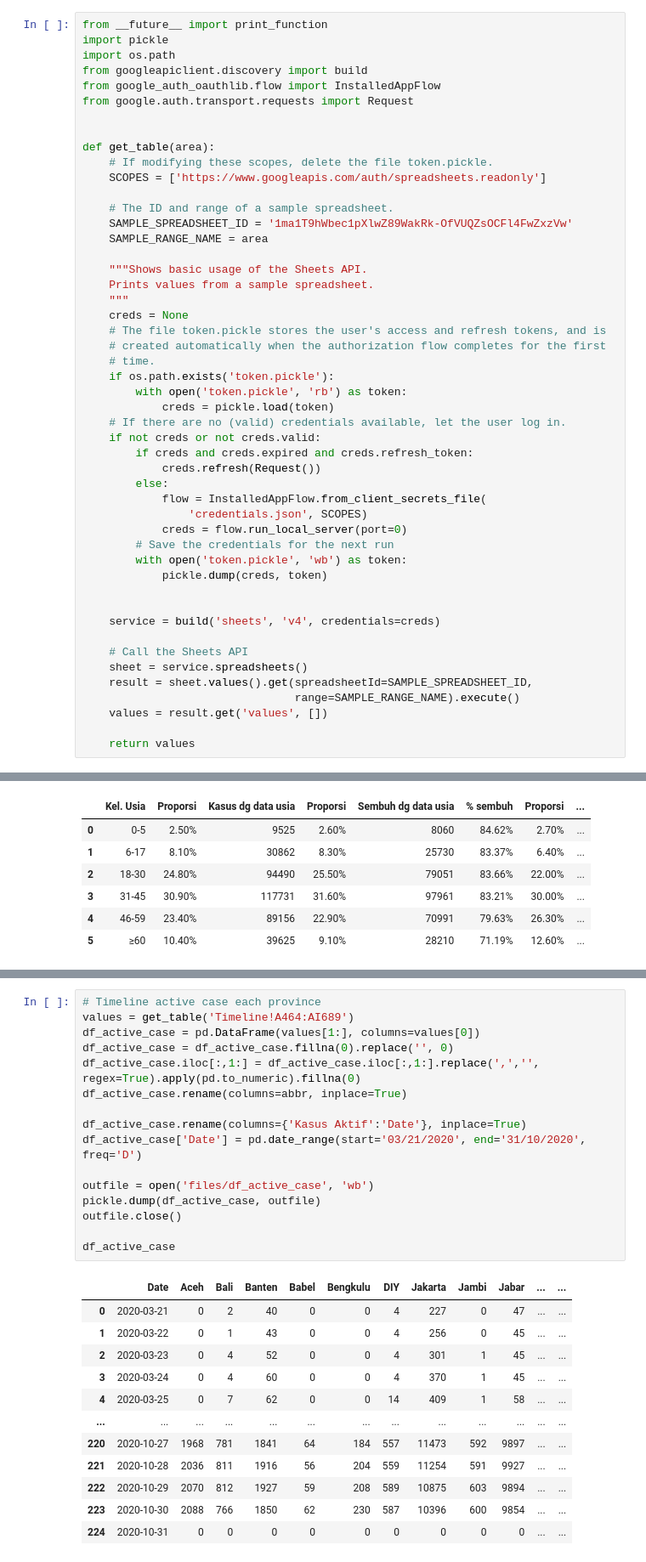
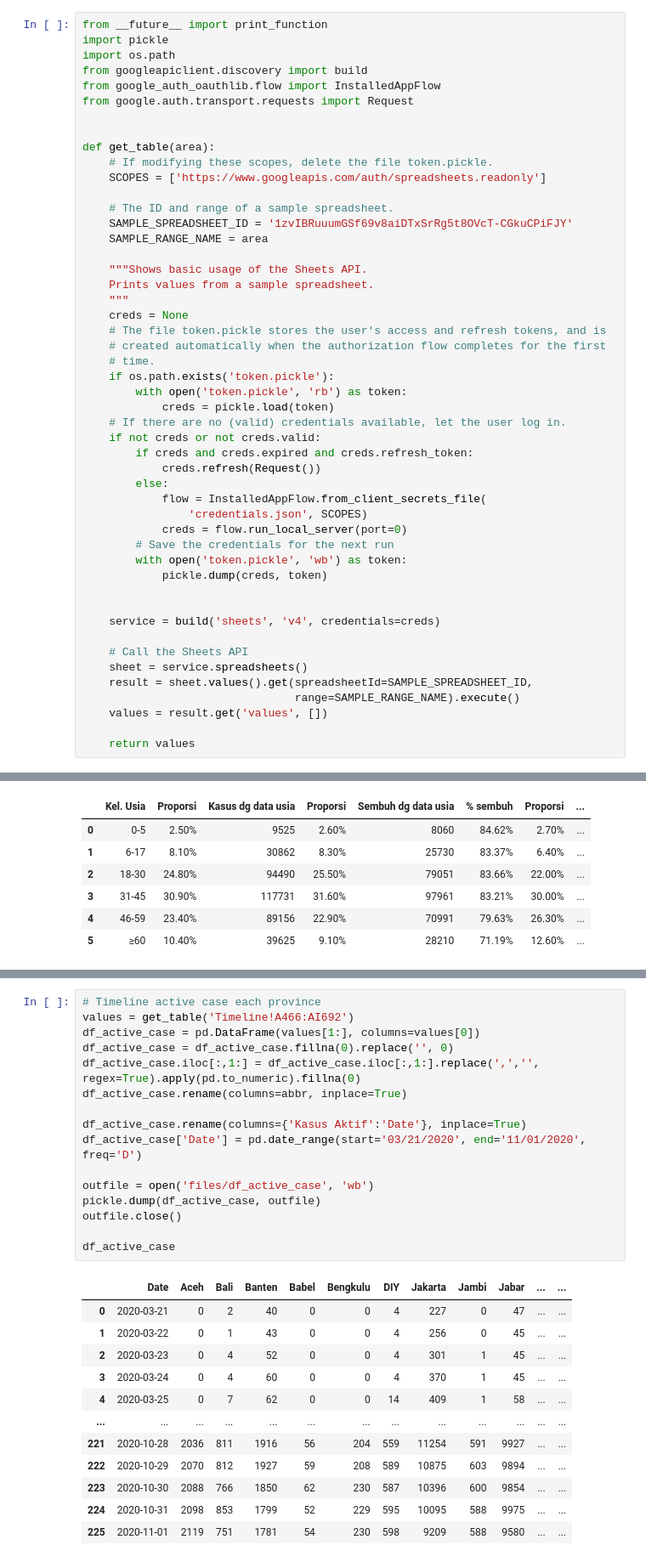
Before and after one commit to rahmalianto/Indonesian-Covid-Analysis, a Jupyter notebook: 1. Indonesian COVID19 Analysis - Load data.ipynb, the cells around one changed output, grey strips where cells are left out. Shown at 85% size. Saved outputs shown, nothing was run; the diff lists cells and outputs as text.

```diff
--- a/1. Indonesian COVID19 Analysis - Load data.ipynb
+++ b/1. Indonesian COVID19 Analysis - Load data.ipynb
@@ -24,7 +24,7 @@ def get_table(area):
     SCOPES = ['https://www.googleapis.com/auth/spreadsheets.readonly']
 
     # The ID and range of a sample spreadsheet.
-    SAMPLE_SPREADSHEET_ID = '1ma1T9hWbec1pXlwZ89WakRk-OfVUQZsOCFl4FwZxzVw'
+    SAMPLE_SPREADSHEET_ID = '1zvIBRuuumGSf69v8aiDTxSrRg5t8OVcT-CGkuCPiFJY'
     SAMPLE_RANGE_NAME = area
 
     """Shows basic usage of the Sheets API.
@@ -276,29 +276,29 @@ df_daily_case
 # %%
 # Timeline active case each province
-values = get_table('Timeline!A464:AI689')
+values = get_table('Timeline!A466:AI692')
 df_active_case = pd.DataFrame(values[1:], columns=values[0])
 df_active_case = df_active_case.fillna(0).replace('', 0)
 df_active_case.iloc[:,1:] = df_active_case.iloc[:,1:].replace(',','', regex=True).apply(pd.to_numeric).fillna(0)
 df_active_case.rename(columns=abbr, inplace=True)
 
 df_active_case.rename(columns={'Kasus Aktif':'Date'}, inplace=True)
-df_active_case['Date'] = pd.date_range(start='03/21/2020', end='31/10/2020', freq='D')
+df_active_case['Date'] = pd.date_range(start='03/21/2020', end='11/01/2020', freq='D')
 
 outfile = open('files/df_active_case', 'wb')
 pickle.dump(df_active_case, outfile)
 outfile.close()
 
 df_active_case
 # %% [output]
 |  | Date | Aceh | Bali | Banten | Babel | Bengkulu | DIY | Jakarta | Jambi | Jabar | ... | ... |
 | 0 | 2020-03-21 | 0 | 2 | 40 | 0 | 0 | 4 | 227 | 0 | 47 | ... | ... |
 | 1 | 2020-03-22 | 0 | 1 | 43 | 0 | 0 | 4 | 256 | 0 | 45 | ... | ... |
 | 2 | 2020-03-23 | 0 | 4 | 52 | 0 | 0 | 4 | 301 | 1 | 45 | ... | ... |
 | 3 | 2020-03-24 | 0 | 4 | 60 | 0 | 0 | 4 | 370 | 1 | 45 | ... | ... |
 | 4 | 2020-03-25 | 0 | 7 | 62 | 0 | 0 | 14 | 409 | 1 | 58 | ... | ... |
 | ... | ... | ... | ... | ... | ... | ... | ... | ... | ... | ... | ... | ... |
-| 220 | 2020-10-27 | 1968 | 781 | 1841 | 64 | 184 | 557 | 11473 | 592 | 9897 | ... | ... |
 | 221 | 2020-10-28 | 2036 | 811 | 1916 | 56 | 204 | 559 | 11254 | 591 | 9927 | ... | ... |
 | 222 | 2020-10-29 | 2070 | 812 | 1927 | 59 | 208 | 589 | 10875 | 603 | 9894 | ... | ... |
 | 223 | 2020-10-30 | 2088 | 766 | 1850 | 62 | 230 | 587 | 10396 | 600 | 9854 | ... | ... |
-| 224 | 2020-10-31 | 0 | 0 | 0 | 0 | 0 | 0 | 0 | 0 | 0 | ... | ... |
+| 224 | 2020-10-31 | 2098 | 853 | 1799 | 52 | 229 | 595 | 10095 | 588 | 9975 | ... | ... |
+| 225 | 2020-11-01 | 2119 | 751 | 1781 | 54 | 230 | 598 | 9209 | 588 | 9580 | ... | ... |
```
Also changed, not shown: parts of 8 cells of this notebook, 9 other files.
